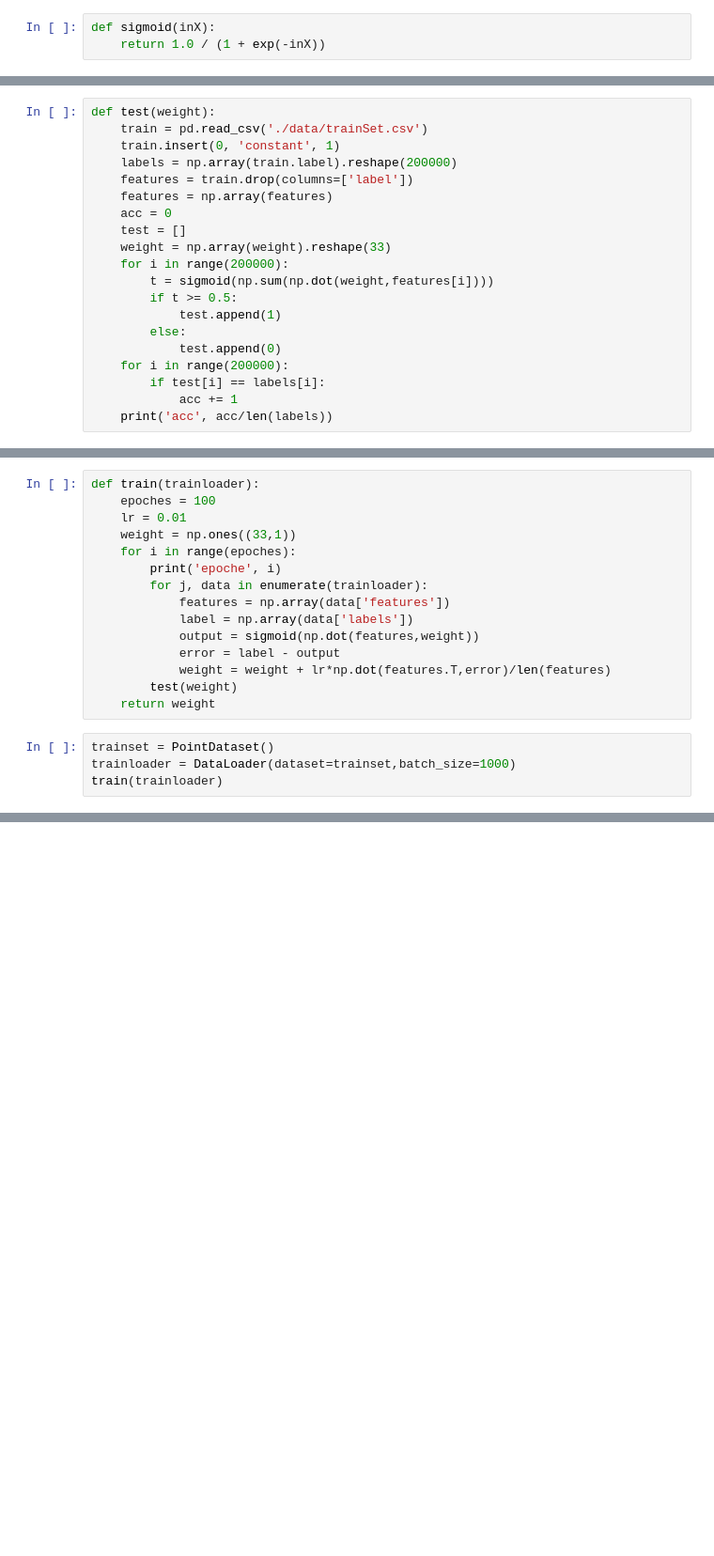
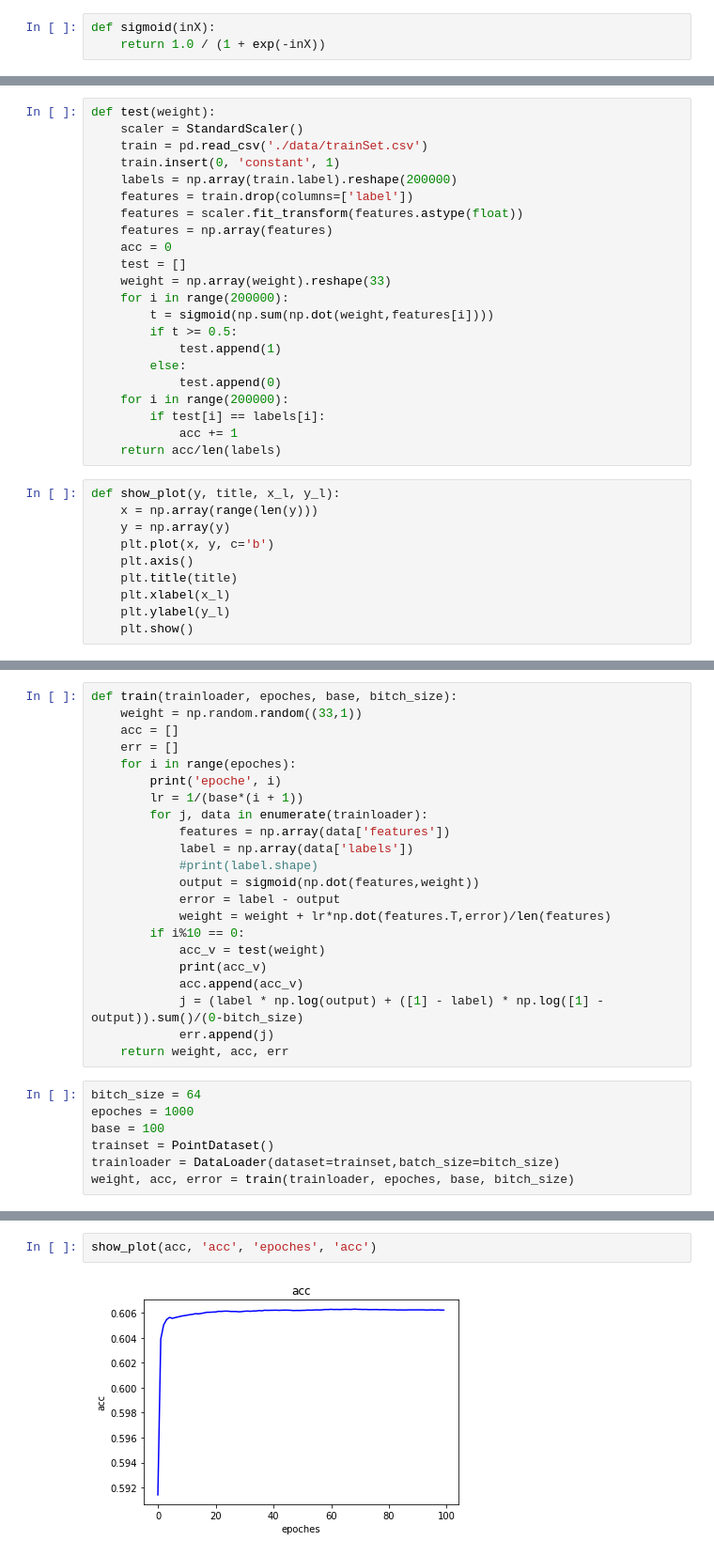
Before and after one commit to Vilinz/Data-Mining, a Jupyter notebook: myself/Untitled.ipynb, the cells around one changed output, grey strips where cells are left out. Shown at 94% size. Saved outputs shown, nothing was run; the diff lists cells and outputs as text; blank space fills up the shorter version.

Commit message:
add plot

```diff
--- a/myself/Untitled.ipynb
+++ b/myself/Untitled.ipynb
@@ -27,10 +35,12 @@ class PointDataset(Dataset):
         return sample
 # %%
 def test(weight):
+    scaler = StandardScaler()
     train = pd.read_csv('./data/trainSet.csv')
     train.insert(0, 'constant', 1)
     labels = np.array(train.label).reshape(200000)
     features = train.drop(columns=['label'])
+    features = scaler.fit_transform(features.astype(float))
     features = np.array(features)
     acc = 0
     test = []
@@ -44,4 +54,14 @@ def test(weight):
     for i in range(200000):
         if test[i] == labels[i]:
             acc += 1
-    print('acc', acc/len(labels))
+    return acc/len(labels)
+# %%
+def show_plot(y, title, x_l, y_l):
+    x = np.array(range(len(y)))
+    y = np.array(y)
+    plt.plot(x, y, c='b')
+    plt.axis()
+    plt.title(title)
+    plt.xlabel(x_l)
+    plt.ylabel(y_l)
+    plt.show()
@@ -48,21 +86,31 @@ def test(weight):
 # %%
-def train(trainloader):
-    epoches = 100
-    lr = 0.01
-    weight = np.ones((33,1))
+def train(trainloader, epoches, base, bitch_size):
+    weight = np.random.random((33,1))
+    acc = []
+    err = []
     for i in range(epoches):
         print('epoche', i)
+        lr = 1/(base*(i + 1))
         for j, data in enumerate(trainloader):
             features = np.array(data['features'])
             label = np.array(data['labels'])
+            #print(label.shape)
             output = sigmoid(np.dot(features,weight))
             error = label - output
             weight = weight + lr*np.dot(features.T,error)/len(features)
-        test(weight)
-    return weight
+        if i%10 == 0:
+            acc_v = test(weight)
+            print(acc_v)
+            acc.append(acc_v)
+            j = (label * np.log(output) + ([1] - label) * np.log([1] - output)).sum()/(0-bitch_size)
+            err.append(j)
+    return weight, acc, err
 # %%
+bitch_size = 64
+epoches = 1000
+base = 100
 trainset = PointDataset()
-trainloader = DataLoader(dataset=trainset,batch_size=1000)
-train(trainloader)
+trainloader = DataLoader(dataset=trainset,batch_size=bitch_size)
+weight, acc, error = train(trainloader, epoches, base, bitch_size)
 # %% [output]
 epoche 0
@@ -85,0 +133,4 @@ KeyboardInterrupt:
+# %%
+show_plot(acc, 'acc', 'epoches', 'acc')
+# %% [output]
+[figure, added]
```
Also changed, not shown: parts of 6 cells of this notebook, 1 other file.
